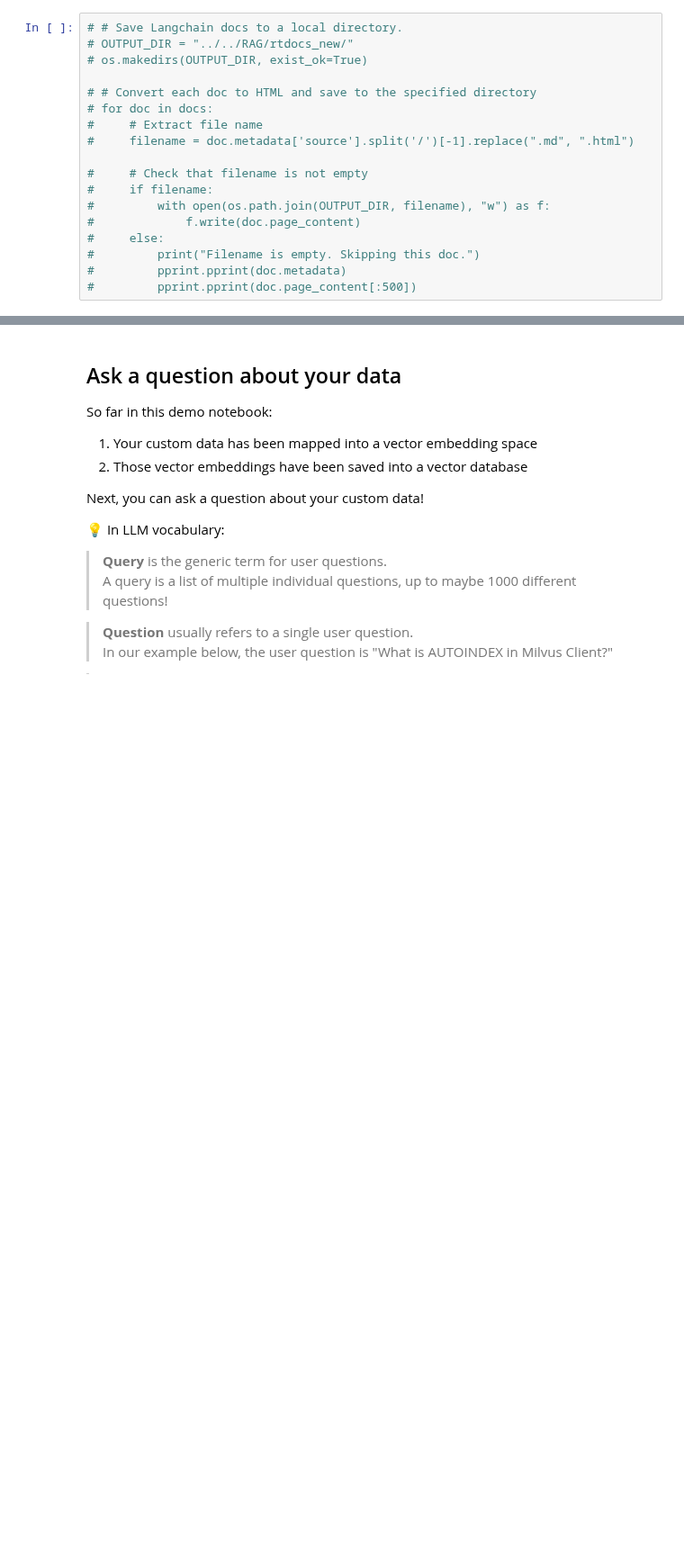
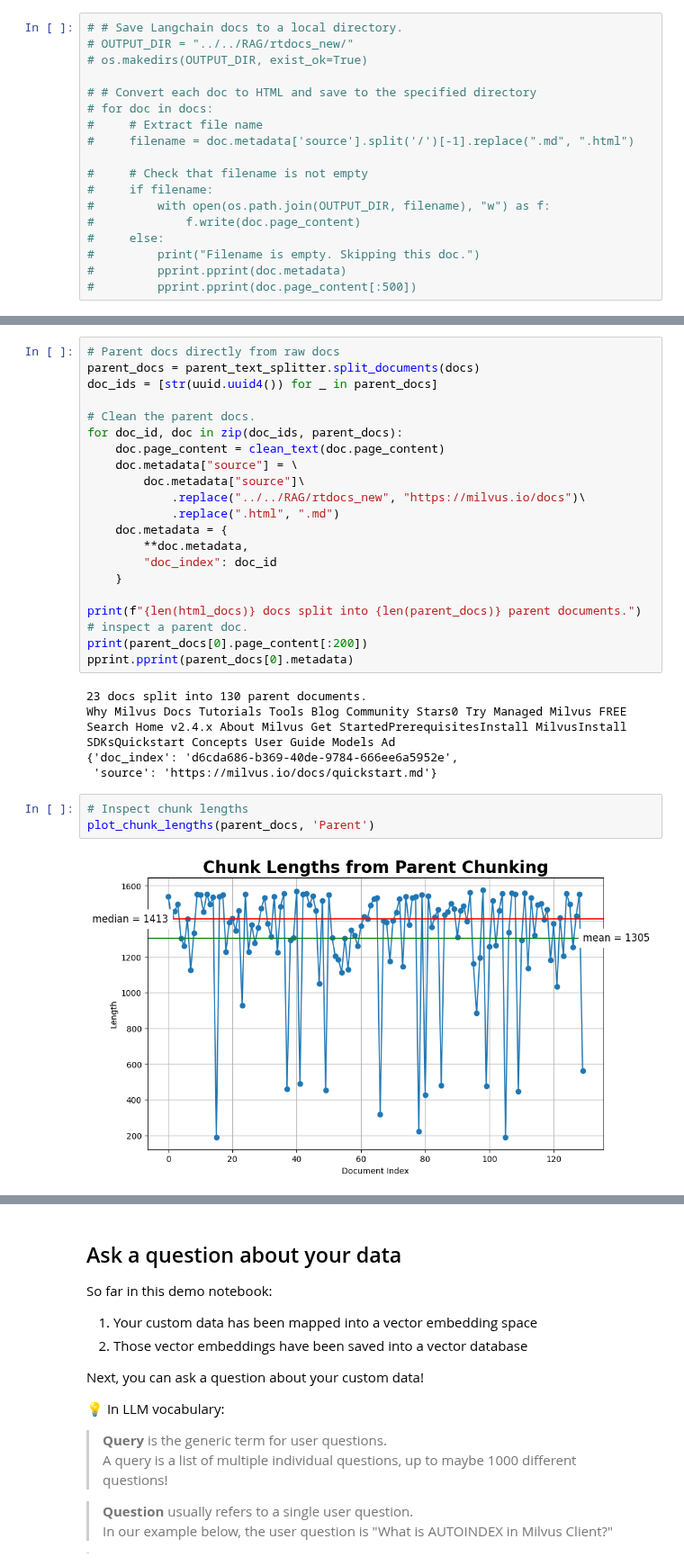
Before and after one commit to AKJUS/bootcamp, a Jupyter notebook: bootcamp/workshops/dbta_may_2024/1. RAG_basic.ipynb, the cells around one changed output, grey strips where cells are left out. Shown at 90% size. Cells and saved outputs as stored; diff of their text form; blank space fills up the shorter version.

```diff
--- a/bootcamp/workshops/dbta_may_2024/1. RAG_basic.ipynb
+++ b/bootcamp/workshops/dbta_may_2024/1. RAG_basic.ipynb
@@ -737,0 +403,31 @@ timing: 0.0023 seconds
+# %%
+# Parent docs directly from raw docs
+parent_docs = parent_text_splitter.split_documents(docs)
+doc_ids = [str(uuid.uuid4()) for _ in parent_docs]
+
+# Clean the parent docs.
+for doc_id, doc in zip(doc_ids, parent_docs):
+    doc.page_content = clean_text(doc.page_content)
+    doc.metadata["source"] = \
+        doc.metadata["source"]\
+            .replace("../../RAG/rtdocs_new", "https://milvus.io/docs")\
+            .replace(".html", ".md")
+    doc.metadata = {
+        **doc.metadata,
+        "doc_index": doc_id
+    }
+
+print(f"{len(html_docs)} docs split into {len(parent_docs)} parent documents.")
+# inspect a parent doc.
+print(parent_docs[0].page_content[:200])
+pprint.pprint(parent_docs[0].metadata)
+# %% [output]
+23 docs split into 130 parent documents.
+Why Milvus Docs Tutorials Tools Blog Community Stars0 Try Managed Milvus FREE Search Home v2.4.x About Milvus Get StartedPrerequisitesInstall MilvusInstall SDKsQuickstart Concepts User Guide Models Ad
+{'doc_index': 'd6cda686-b369-40de-9784-666ee6a5952e',
+ 'source': 'https://milvus.io/docs/quickstart.md'}
+# %%
+# Inspect chunk lengths
+plot_chunk_lengths(parent_docs, 'Parent')
+# %% [output]
+[figure, added]
```
Also changed, not shown: parts of 99 cells of this notebook.
